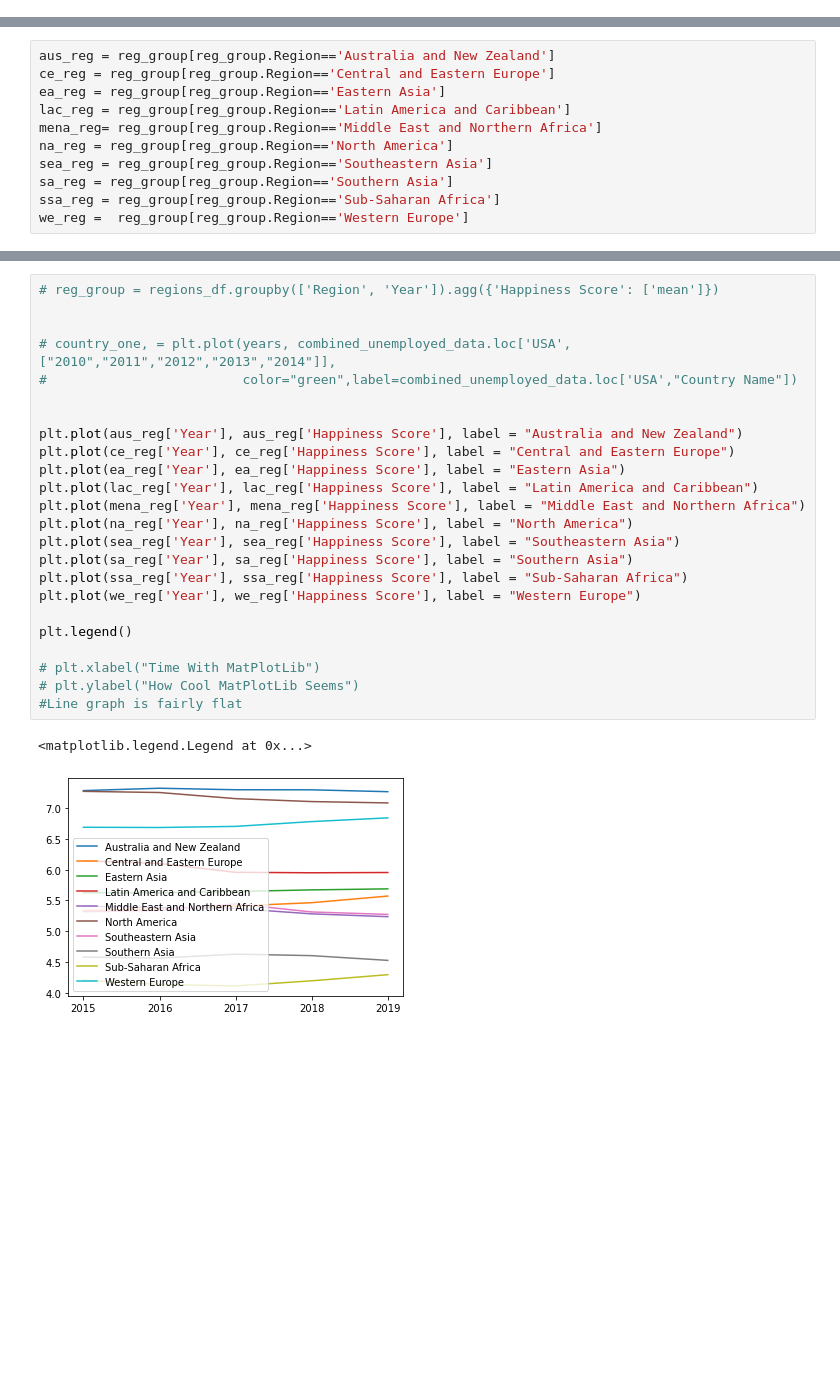
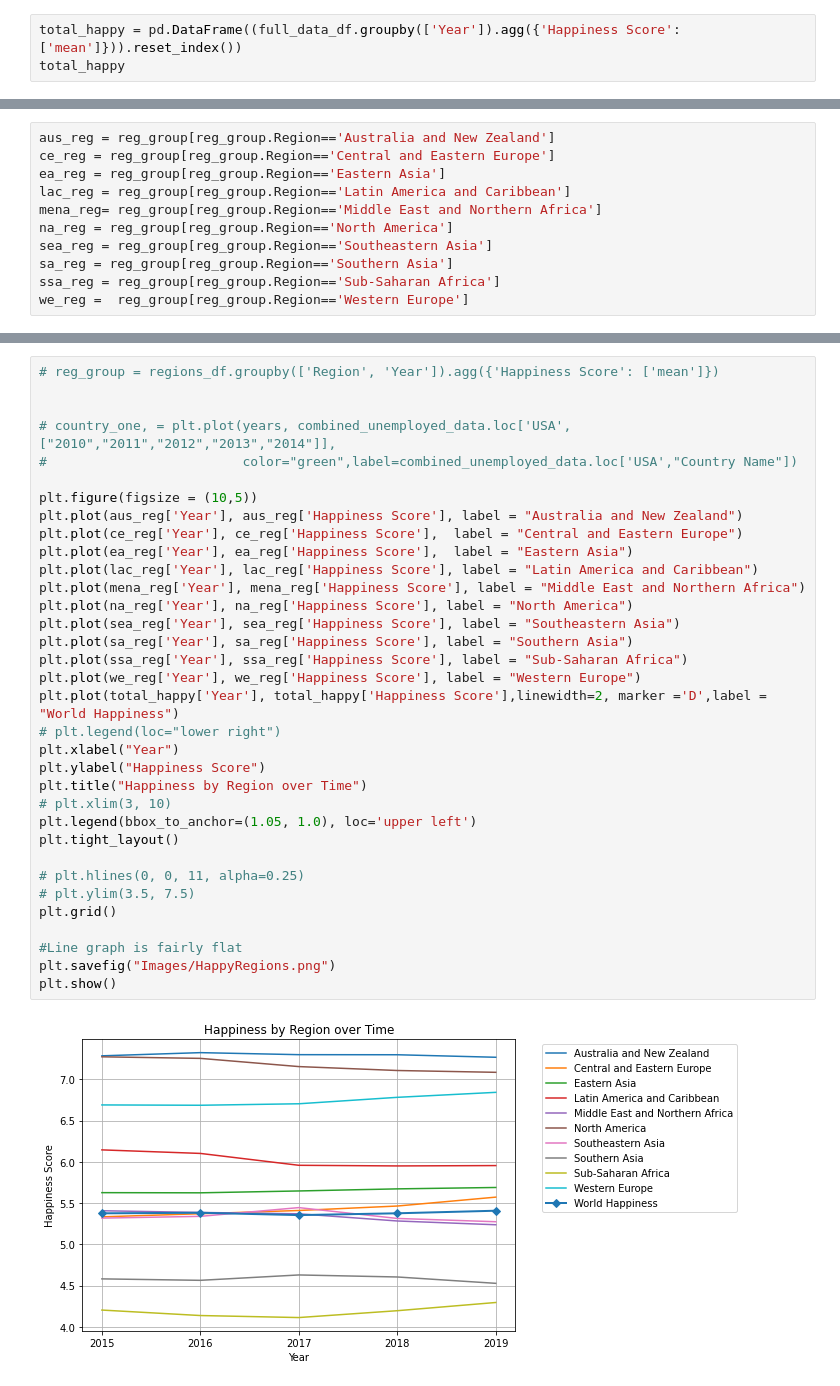
Before and after one commit to schwamb/project_1, a Jupyter notebook: Aline_edits.ipynb, the cells around one changed output, grey strips where cells are left out. Cells and saved outputs as stored; diff of their text form; blank space fills up the shorter version.

Commit message:
Final edits including completion of data over time charts and final images

```diff
--- a/Aline_edits.ipynb
+++ b/Aline_edits.ipynb
@@ -456,3 +454,6 @@ reg_group
 | 47 | Western Europe | 2017 | 6.703714 |
 | 48 | Western Europe | 2018 | 6.781762 |
 | 49 | Western Europe | 2019 | 6.842190 |
+# %%
+total_happy = pd.DataFrame((full_data_df.groupby(['Year']).agg({'Happiness Score': ['mean']})).reset_index())
+total_happy
@@ -473,27 +554,36 @@ we_reg =  reg_group[reg_group.Region=='Western Europe']
 # %%
 # reg_group = regions_df.groupby(['Region', 'Year']).agg({'Happiness Score': ['mean']})
 
 
 # country_one, = plt.plot(years, combined_unemployed_data.loc['USA',["2010","2011","2012","2013","2014"]],
 #                         color="green",label=combined_unemployed_data.loc['USA',"Country Name"])
 
-
+plt.figure(figsize = (10,5))
 plt.plot(aus_reg['Year'], aus_reg['Happiness Score'], label = "Australia and New Zealand")
-plt.plot(ce_reg['Year'], ce_reg['Happiness Score'], label = "Central and Eastern Europe")
-plt.plot(ea_reg['Year'], ea_reg['Happiness Score'], label = "Eastern Asia")
+plt.plot(ce_reg['Year'], ce_reg['Happiness Score'],  label = "Central and Eastern Europe")
+plt.plot(ea_reg['Year'], ea_reg['Happiness Score'],  label = "Eastern Asia")
 plt.plot(lac_reg['Year'], lac_reg['Happiness Score'], label = "Latin America and Caribbean")
 plt.plot(mena_reg['Year'], mena_reg['Happiness Score'], label = "Middle East and Northern Africa")
 plt.plot(na_reg['Year'], na_reg['Happiness Score'], label = "North America")
 plt.plot(sea_reg['Year'], sea_reg['Happiness Score'], label = "Southeastern Asia")
 plt.plot(sa_reg['Year'], sa_reg['Happiness Score'], label = "Southern Asia")
 plt.plot(ssa_reg['Year'], ssa_reg['Happiness Score'], label = "Sub-Saharan Africa")
 plt.plot(we_reg['Year'], we_reg['Happiness Score'], label = "Western Europe")
+plt.plot(total_happy['Year'], total_happy['Happiness Score'],linewidth=2, marker ='D',label = "World Happiness")
+# plt.legend(loc="lower right")
+plt.xlabel("Year")
+plt.ylabel("Happiness Score")
+plt.title("Happiness by Region over Time")
+# plt.xlim(3, 10)
+plt.legend(bbox_to_anchor=(1.05, 1.0), loc='upper left')
+plt.tight_layout()
 
-plt.legend()
+# plt.hlines(0, 0, 11, alpha=0.25)
+# plt.ylim(3.5, 7.5)
+plt.grid()
 
-# plt.xlabel("Time With MatPlotLib")
-# plt.ylabel("How Cool MatPlotLib Seems")
 #Line graph is fairly flat
+plt.savefig("Images/HappyRegions.png")
+plt.show()
 # %% [output]
-<matplotlib.legend.Legend at 0x...>
-[figure, old version]
+[figure, new version]
```
Also changed, not shown: parts of 19 cells of this notebook, 12 other files.
